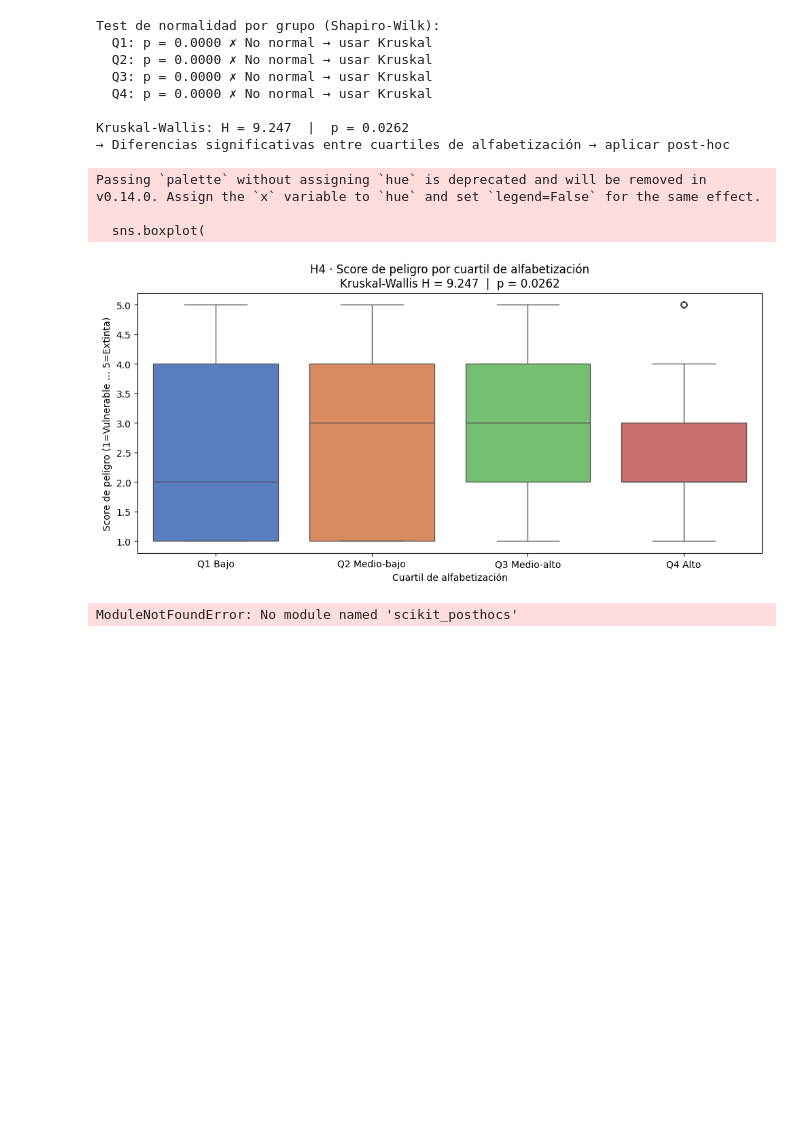
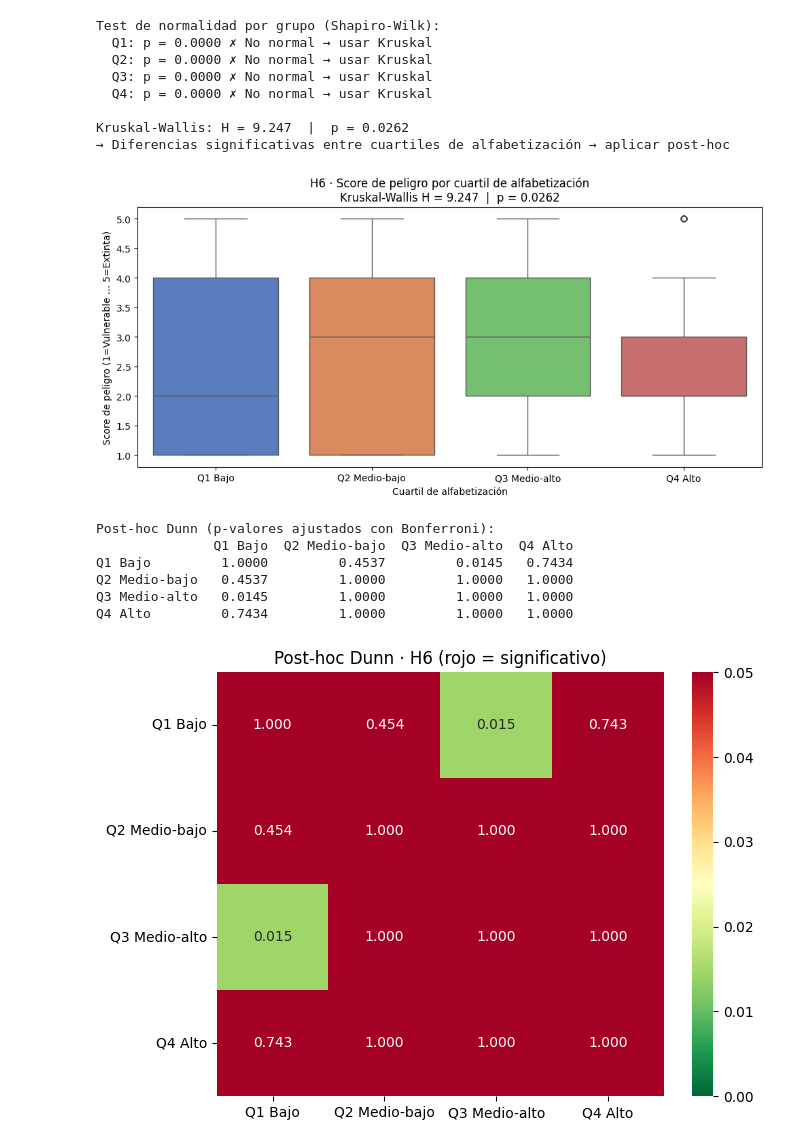
Before and after one commit to mrguezrodriguez/EDA_endangered_languages, a Jupyter notebook: main copy.ipynb, the cells around one changed output. Cells and saved outputs as stored; diff of their text form; code cells hidden in the pictures; blank space fills up the shorter version.

```diff
--- a/main copy.ipynb
+++ b/main copy.ipynb
@@ -725,16 +770,16 @@ Mediana de alfabetización: 89.0%
 # %%
 from scipy.stats import spearmanr
 
-df_h4 = df[['Literacy', 'endangerment_score']].dropna()
+df_h6 = df[['Literacy', 'endangerment_score']].dropna()
 
-df_h4['Literacy'] = (
-    df_h4['Literacy']
+df_h6['Literacy'] = (
+    df_h6['Literacy']
     .astype(str)
     .str.replace(',', '.')
     .astype(float)
 )
 
-corr_h4, p_valor_h4 = spearmanr(df_h4['Literacy'], df_h4['endangerment_score'])
+corr_h4, p_valor_h4 = spearmanr(df_h6['Literacy'], df_h6['endangerment_score'])
 
 print(f"Coeficiente de Spearman: {corr_h4:.4f}")
 print(f"p-valor:                 {p_valor_h4:.4f}")
@@ -790,14 +837,14 @@ plt.show()
 from scipy.stats import kruskal, shapiro
 
 # Dividir literacy en 4 cuartiles
-df_h4['literacy_cuartil'] = pd.qcut(
-    df_h4['Literacy'],
+df_h6['literacy_cuartil'] = pd.qcut(
+    df_h6['Literacy'],
     q=4,
     labels=['Q1 Bajo', 'Q2 Medio-bajo', 'Q3 Medio-alto', 'Q4 Alto']
 )
 
 grupos = [
-    df_h4[df_h4['literacy_cuartil'] == cat]['endangerment_score'].values
+    df_h6[df_h6['literacy_cuartil'] == cat]['endangerment_score'].values
     for cat in ['Q1 Bajo', 'Q2 Medio-bajo', 'Q3 Medio-alto', 'Q4 Alto']
 ]
 
@@ -828,50 +875,60 @@ Kruskal-Wallis: H = 9.247  |  p = 0.0262
 fig, ax = plt.subplots(figsize=(10, 5))
 
 sns.boxplot(
-    data=df_h4,
+    data=df_h6,
     x='literacy_cuartil',
     y='endangerment_score',
+    hue='literacy_cuartil',
     palette='muted',
+    dodge=False,
+    legend=False,
     ax=ax
 )
 
 ax.set_xlabel('Cuartil de alfabetización')
 ax.set_ylabel('Score de peligro (1=Vulnerable … 5=Extinta)')
 ax.set_title(
-    f'H4 · Score de peligro por cuartil de alfabetización\nKruskal-Wallis H = {stat:.3f}  |  p = {p_kruskal:.4f}',
+    f'H6 · Score de peligro por cuartil de alfabetización\nKruskal-Wallis H = {stat:.3f}  |  p = {p_kruskal:.4f}',
     fontsize=12
 )
 
 plt.tight_layout()
-plt.savefig("src/img/H4-2.png")
+plt.savefig("src/img/H6-3.png",
+            dpi=300,
+            bbox_inches="tight")
 plt.show()
 # %% [output]
-Passing `palette` without assigning `hue` is deprecated and will be removed in v0.14.0. Assign the `x` variable to `hue` and set `legend=False` for the same effect.
-
-  sns.boxplot(
 [figure]
 # %%
 from scikit_posthocs import posthoc_dunn
 
 if p_kruskal < 0.05:
     dunn = posthoc_dunn(
-        df_h4,
+        df_h6,
         val_col='endangerment_score',
         group_col='literacy_cuartil',
         p_adjust='bonferroni'
     )
     print("Post-hoc Dunn (p-valores ajustados con Bonferroni):")
     print(dunn.round(4))
 
     fig, ax = plt.subplots(figsize=(7, 5))
     sns.heatmap(dunn, annot=True, fmt='.3f', cmap='RdYlGn_r',
                 vmin=0, vmax=0.05, ax=ax)
-    ax.set_title('Post-hoc Dunn · H4 (rojo = significativo)')
+    ax.set_title('Post-hoc Dunn · H6 (rojo = significativo)')
     plt.tight_layout()
-    plt.savefig("src/img/H4-3.png")
+    plt.savefig("src/img/H6-4.png",
+            dpi=300,
+            bbox_inches="tight")
     plt.show()
 # %% [output]
-ModuleNotFoundError: No module named 'scikit_posthocs'
+Post-hoc Dunn (p-valores ajustados con Bonferroni):
+               Q1 Bajo  Q2 Medio-bajo  Q3 Medio-alto  Q4 Alto
+Q1 Bajo         1.0000         0.4537         0.0145   0.7434
+Q2 Medio-bajo   0.4537         1.0000         1.0000   1.0000
+Q3 Medio-alto   0.0145         1.0000         1.0000   1.0000
+Q4 Alto         0.7434         1.0000         1.0000   1.0000
+[figure, added]
 # %% [markdown]
 ## H6 - Conclusiones
 
```
Also changed, not shown: parts of 16 cells of this notebook, 20 other files.
